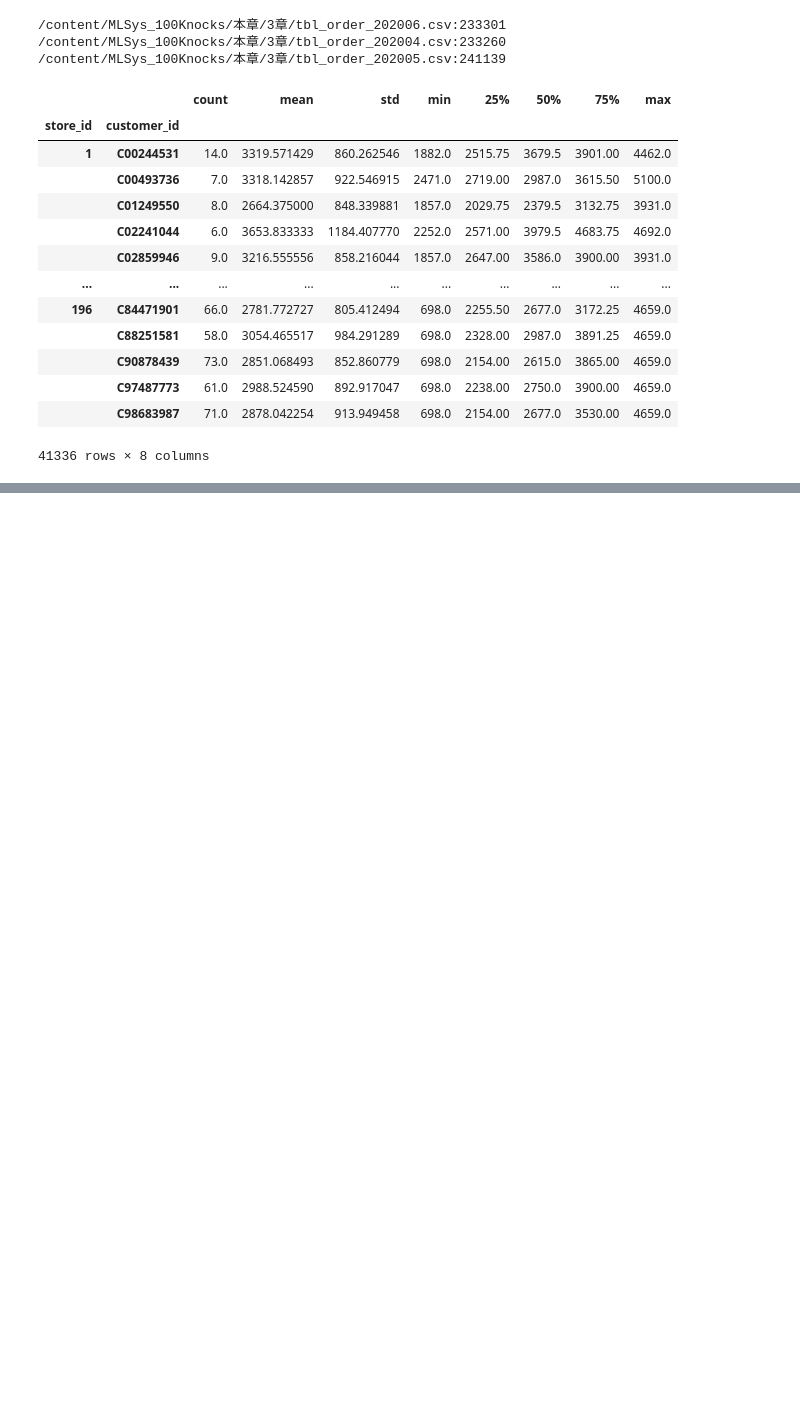
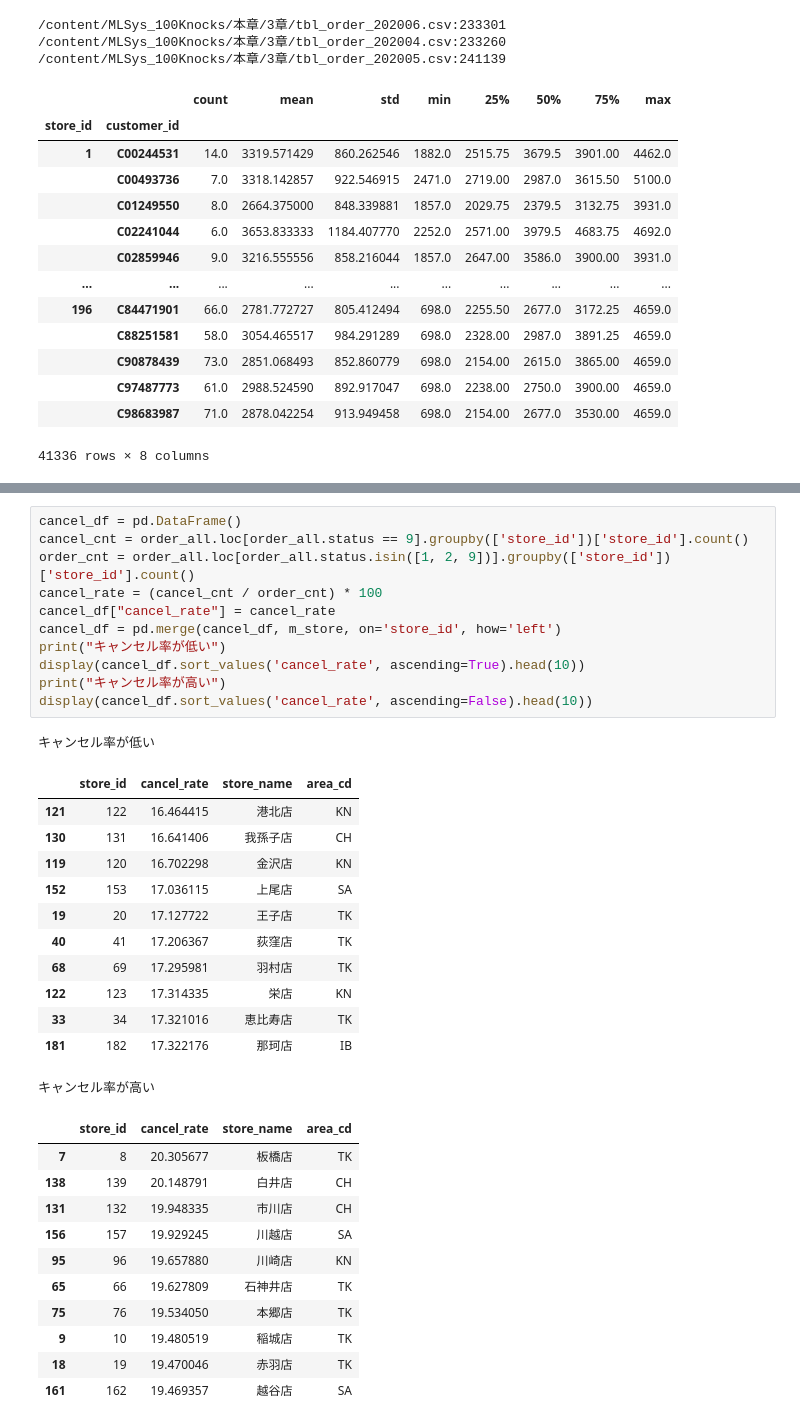
Before and after one commit to matsunori39/Python_Practical_ML_System_100_Knocks, a Jupyter notebook: Python_Practical_ML_System_100_Knocks.ipynb, the cells around one changed output, grey strips where cells are left out. Drawn from its saved outputs; the diff is of its cells as text; blank space fills up the shorter version.

```diff
--- a/Python_Practical_ML_System_100_Knocks.ipynb
+++ b/Python_Practical_ML_System_100_Knocks.ipynb
@@ -1058,0 +1092,36 @@ order_all.groupby(['store_id', 'customer_id'])["total_amount"].describe()
+# %%
+cancel_df = pd.DataFrame()
+cancel_cnt = order_all.loc[order_all.status == 9].groupby(['store_id'])['store_id'].count()
+order_cnt = order_all.loc[order_all.status.isin([1, 2, 9])].groupby(['store_id'])['store_id'].count()
+cancel_rate = (cancel_cnt / order_cnt) * 100
+cancel_df["cancel_rate"] = cancel_rate
+cancel_df = pd.merge(cancel_df, m_store, on='store_id', how='left')
+print("キャンセル率が低い")
+display(cancel_df.sort_values('cancel_rate', ascending=True).head(10))
+print("キャンセル率が高い")
+display(cancel_df.sort_values('cancel_rate', ascending=False).head(10))
+# %% [output]
+キャンセル率が低い
+|  | store_id | cancel_rate | store_name | area_cd |
+| 121 | 122 | 16.464415 | 港北店 | KN |
+| 130 | 131 | 16.641406 | 我孫子店 | CH |
+| 119 | 120 | 16.702298 | 金沢店 | KN |
+| 152 | 153 | 17.036115 | 上尾店 | SA |
+| 19 | 20 | 17.127722 | 王子店 | TK |
+| 40 | 41 | 17.206367 | 荻窪店 | TK |
+| 68 | 69 | 17.295981 | 羽村店 | TK |
+| 122 | 123 | 17.314335 | 栄店 | KN |
+| 33 | 34 | 17.321016 | 恵比寿店 | TK |
+| 181 | 182 | 17.322176 | 那珂店 | IB |
+キャンセル率が高い
+|  | store_id | cancel_rate | store_name | area_cd |
+| 7 | 8 | 20.305677 | 板橋店 | TK |
+| 138 | 139 | 20.148791 | 白井店 | CH |
+| 131 | 132 | 19.948335 | 市川店 | CH |
+| 156 | 157 | 19.929245 | 川越店 | SA |
+| 95 | 96 | 19.657880 | 川崎店 | KN |
+| 65 | 66 | 19.627809 | 石神井店 | TK |
+| 75 | 76 | 19.534050 | 本郷店 | TK |
+| 9 | 10 | 19.480519 | 稲城店 | TK |
+| 18 | 19 | 19.470046 | 赤羽店 | TK |
+| 161 | 162 | 19.469357 | 越谷店 | SA |
```
Also changed, not shown: parts of 3 cells of this notebook.
